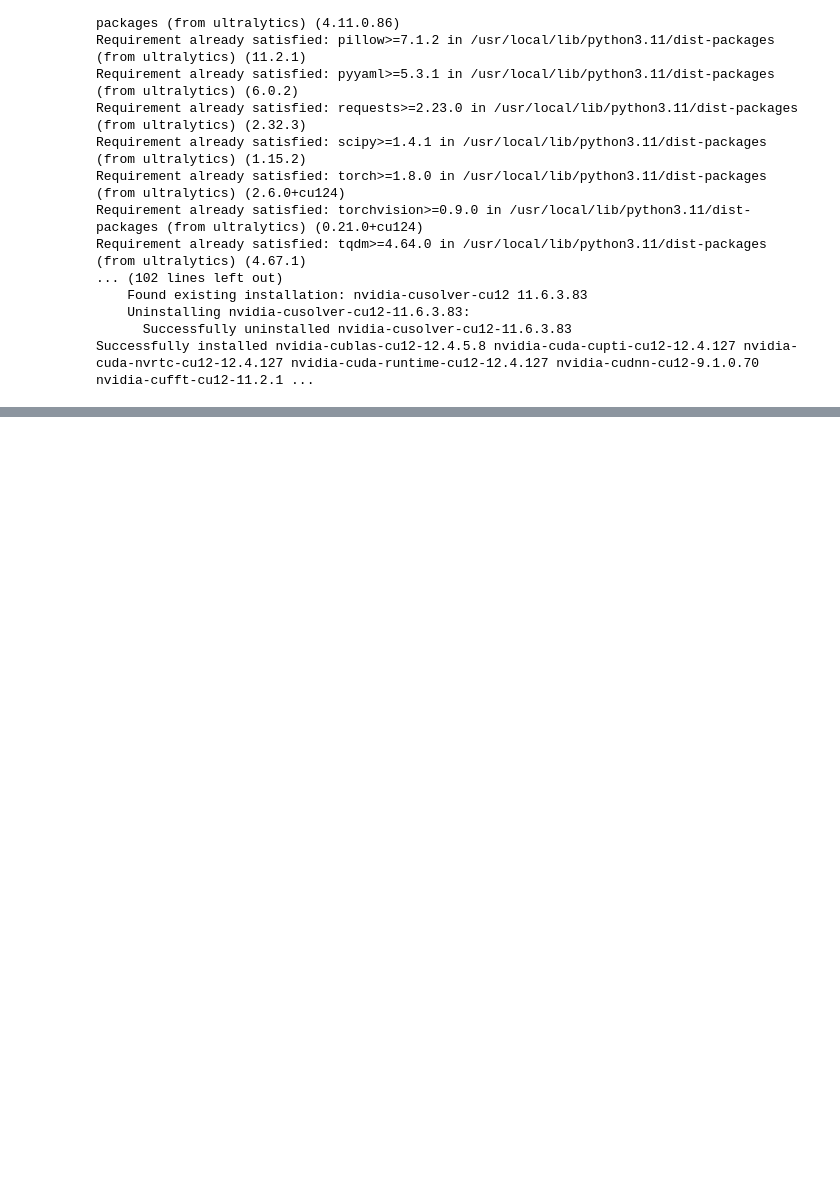
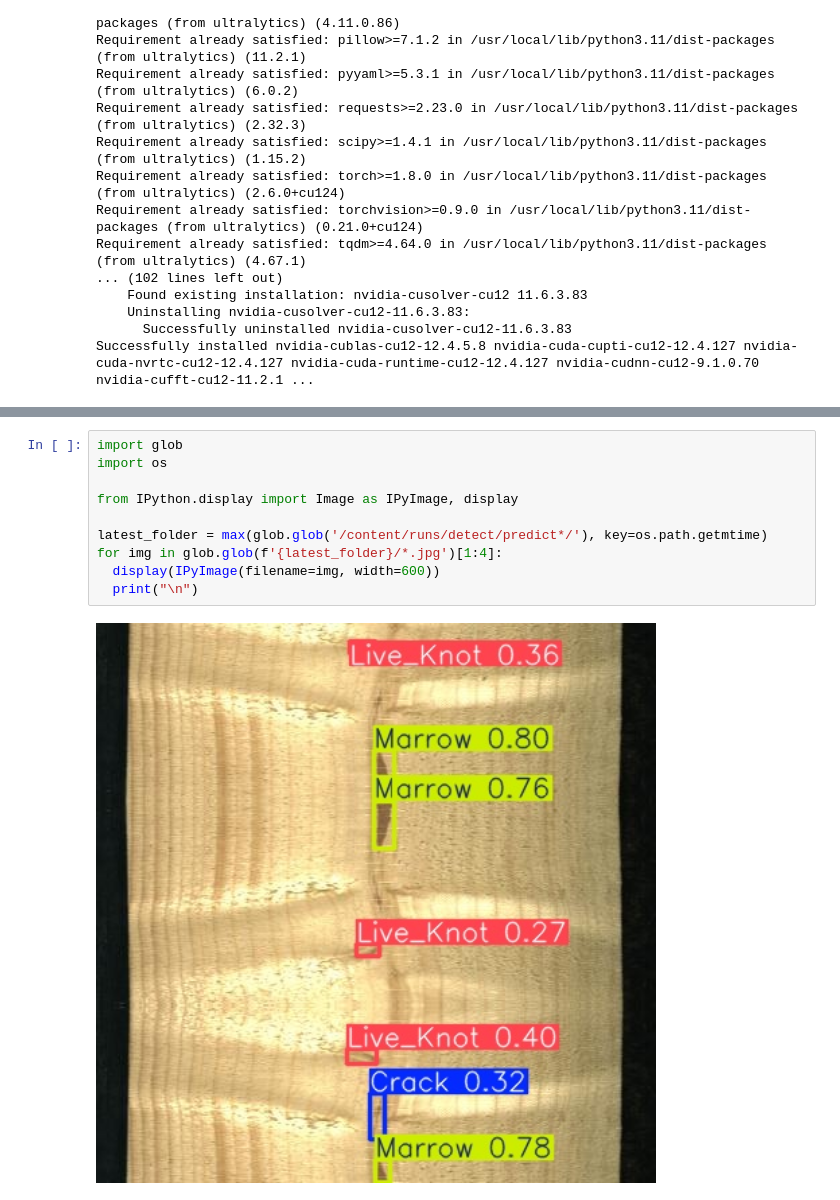
Before and after one commit to J-Weii/yolov8, a Jupyter notebook: yolov8.ipynb, the cells around one changed output, grey strips where cells are left out. Drawn from its saved outputs; the diff is of its cells as text; blank space fills up the shorter version.

```diff
--- a/yolov8.ipynb
+++ b/yolov8.ipynb
@@ -29,0 +135,12 @@ results[0].show()
+# %%
+import glob
+import os
+
+from IPython.display import Image as IPyImage, display
+
+latest_folder = max(glob.glob('/content/runs/detect/predict*/'), key=os.path.getmtime)
+for img in glob.glob(f'{latest_folder}/*.jpg')[1:4]:
+  display(IPyImage(filename=img, width=600))
+  print("\n")
+# %% [output]
+[figure, added]
```
Also changed, not shown: parts of 11 cells of this notebook.
